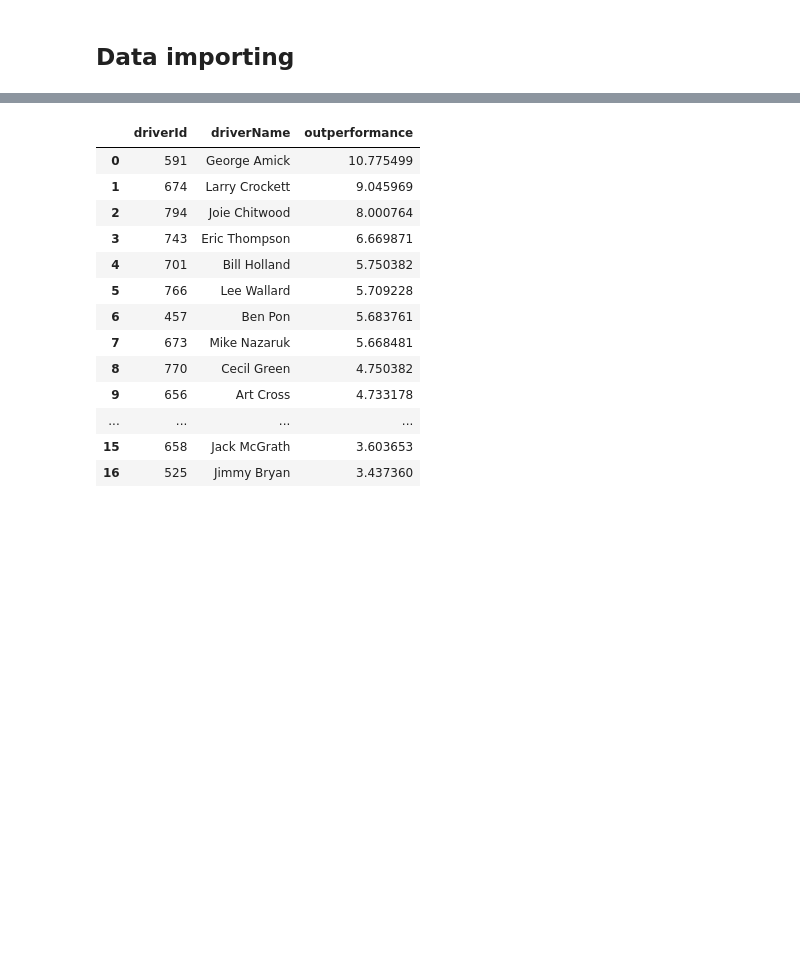
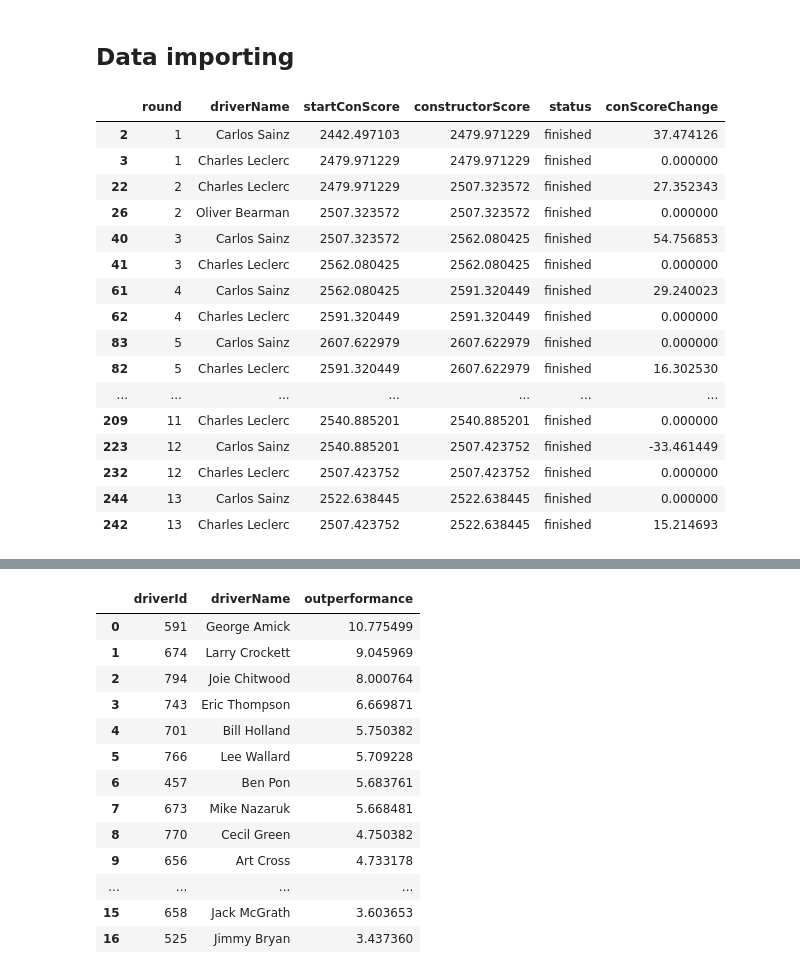
Before and after one commit to mwtmurphy/f1-rating-system, a Jupyter notebook: notebooks/prototyping.ipynb, the cells around one changed output, grey strips where cells are left out. Cells and saved outputs as stored; diff of their text form; code cells hidden in the pictures; blank space fills up the shorter version.

```diff
--- a/notebooks/prototyping.ipynb
+++ b/notebooks/prototyping.ipynb
@@ -34,3 +34,25 @@ vis_df = mod_df.merge(drivers_df[["driverId", "driverName"]], on=["driverId"], h
 con_df = pd.read_csv(CONFIG["data"]["constructors_csv"])[["constructorId", "name"]]
 con_df = con_df.rename(columns={"name": "constructorName"})
 vis_df = vis_df.merge(con_df, on="constructorId", how="left")
+
+df24 = pd.read_csv(CONFIG["data"]["2024_path"])
+# %%
+df24.sort_values(["round", "driverId"]).loc[df24["constructorName"] == "Ferrari", ["round", "driverName", "startConScore", "constructorScore", "status", "conScoreChange"]]
+# %% [output]
+|  | round | driverName | startConScore | constructorScore | status | conScoreChange |
+| 2 | 1 | Carlos Sainz | 2442.497103 | 2479.971229 | finished | 37.474126 |
+| 3 | 1 | Charles Leclerc | 2479.971229 | 2479.971229 | finished | 0.000000 |
+| 22 | 2 | Charles Leclerc | 2479.971229 | 2507.323572 | finished | 27.352343 |
+| 26 | 2 | Oliver Bearman | 2507.323572 | 2507.323572 | finished | 0.000000 |
+| 40 | 3 | Carlos Sainz | 2507.323572 | 2562.080425 | finished | 54.756853 |
+| 41 | 3 | Charles Leclerc | 2562.080425 | 2562.080425 | finished | 0.000000 |
+| 61 | 4 | Carlos Sainz | 2562.080425 | 2591.320449 | finished | 29.240023 |
+| 62 | 4 | Charles Leclerc | 2591.320449 | 2591.320449 | finished | 0.000000 |
+| 83 | 5 | Carlos Sainz | 2607.622979 | 2607.622979 | finished | 0.000000 |
+| 82 | 5 | Charles Leclerc | 2591.320449 | 2607.622979 | finished | 16.302530 |
+| ... | ... | ... | ... | ... | ... | ... |
+| 209 | 11 | Charles Leclerc | 2540.885201 | 2540.885201 | finished | 0.000000 |
+| 223 | 12 | Carlos Sainz | 2540.885201 | 2507.423752 | finished | -33.461449 |
+| 232 | 12 | Charles Leclerc | 2507.423752 | 2507.423752 | finished | 0.000000 |
+| 244 | 13 | Carlos Sainz | 2522.638445 | 2522.638445 | finished | 0.000000 |
+| 242 | 13 | Charles Leclerc | 2507.423752 | 2522.638445 | finished | 15.214693 |
```
Also changed, not shown: parts of 1 cell of this notebook, 9 other files.
